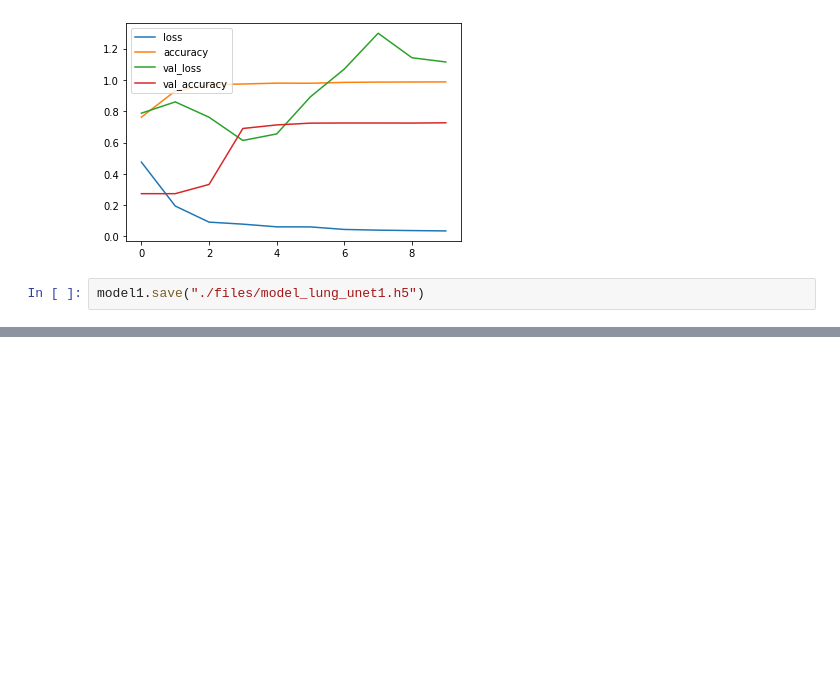
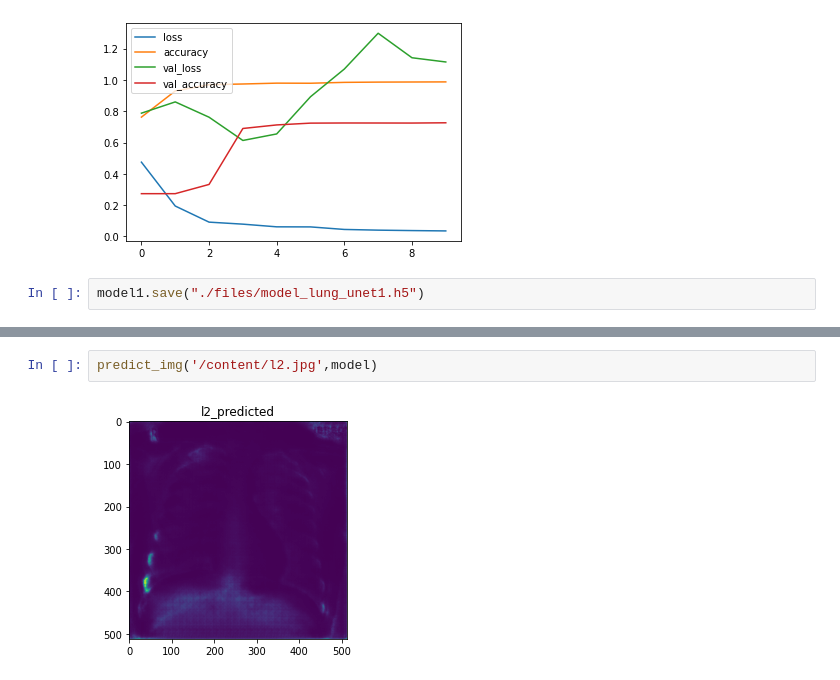
Before and after one commit to iteam1/Lung-segmentation-Unet, a Jupyter notebook: notebook.ipynb, the cells around one changed output, grey strips where cells are left out. Cells and saved outputs as stored; diff of their text form; blank space fills up the shorter version.

```diff
--- a/notebook.ipynb
+++ b/notebook.ipynb
@@ -417,0 +470,4 @@ model1.save("./files/model_lung_unet1.h5")
+# %%
+predict_img('/content/l2.jpg',model)
+# %% [output]
+[figure, added]
```
Also changed, not shown: parts of 10 cells of this notebook, 10 other files.
